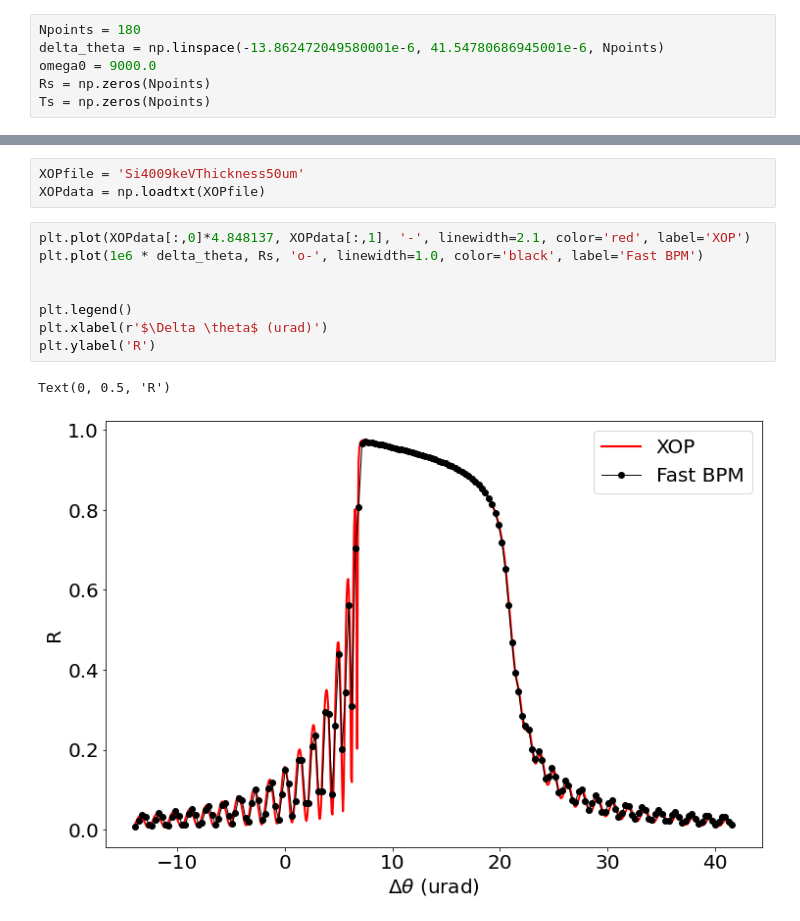
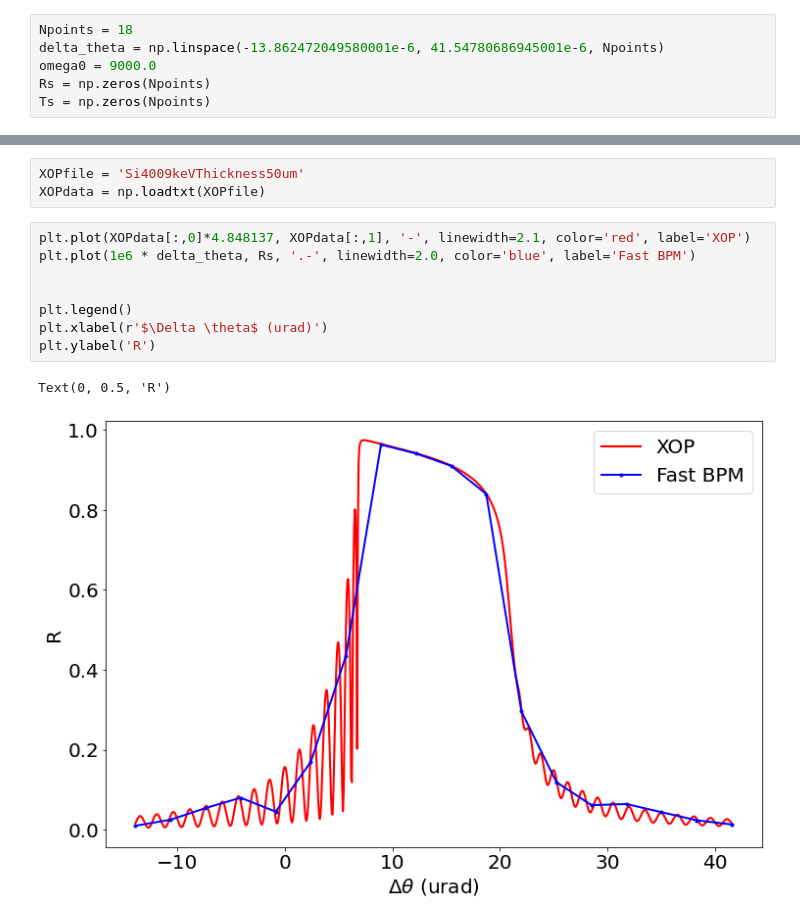
Before and after one commit to balticfish/crystal-fft-bpm, a Jupyter notebook: RCIscan.ipynb, the cells around one changed output, grey strips where cells are left out. Cells and saved outputs as stored; diff of their text form.

```diff
--- a/RCIscan.ipynb
+++ b/RCIscan.ipynb
@@ -9,7 +10,7 @@ import matplotlib
 from XCrystal import *
 import time
 # %%
-Npoints = 180
+Npoints = 18
 delta_theta = np.linspace(-13.862472049580001e-6, 41.54780686945001e-6, Npoints)
 omega0 = 9000.0
 Rs = np.zeros(Npoints)
@@ -54,12 +55,12 @@ XOPfile = 'Si4009keVThickness50um'
 XOPdata = np.loadtxt(XOPfile)
 # %%
 plt.plot(XOPdata[:,0]*4.848137, XOPdata[:,1], '-', linewidth=2.1, color='red', label='XOP')
-plt.plot(1e6 * delta_theta, Rs, 'o-', linewidth=1.0, color='black', label='Fast BPM')
+plt.plot(1e6 * delta_theta, Rs, '.-', linewidth=2.0, color='blue', label='Fast BPM')
 
 
 plt.legend()
 plt.xlabel(r'$\Delta \theta$ (urad)')
 plt.ylabel('R')
 # %% [output]
 Text(0, 0.5, 'R')
-[figure, old version]
+[figure, new version]
```
Also changed, not shown: parts of 2 cells of this notebook, 7 other files.
